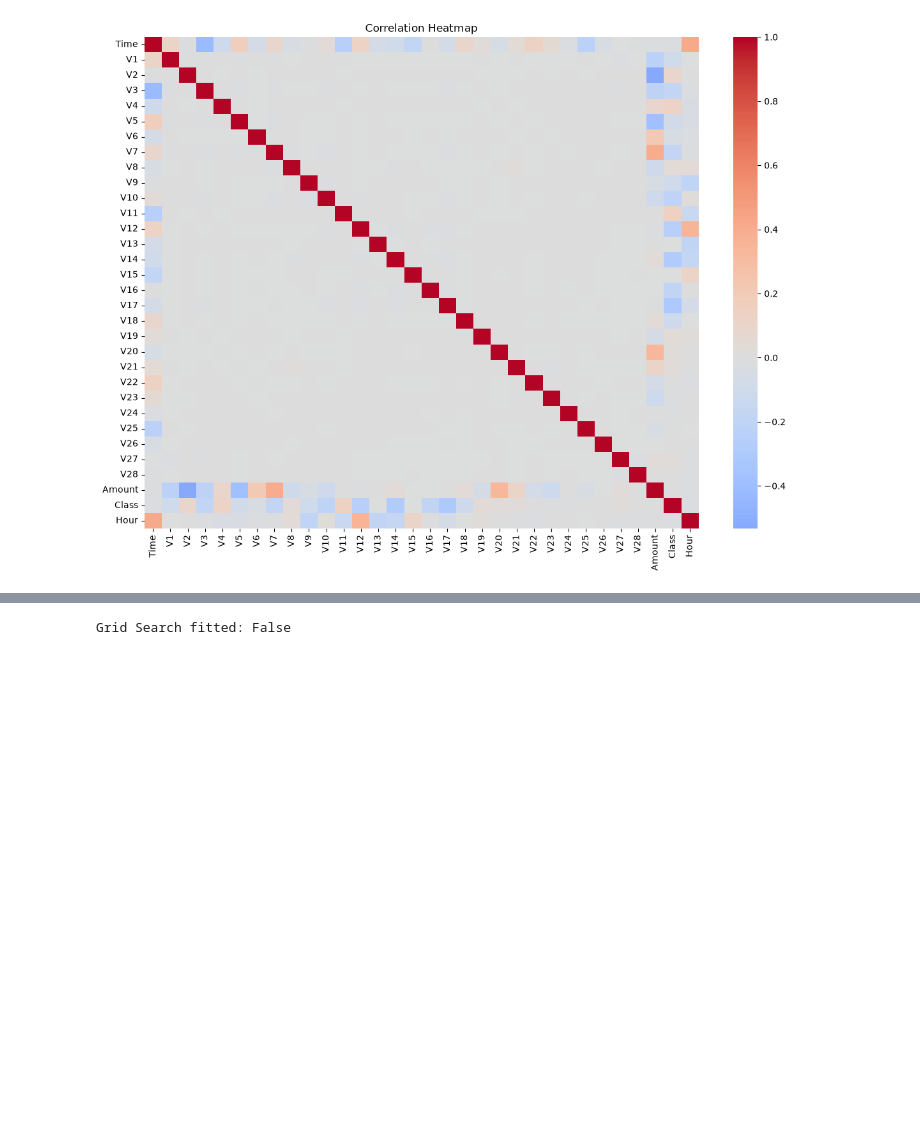
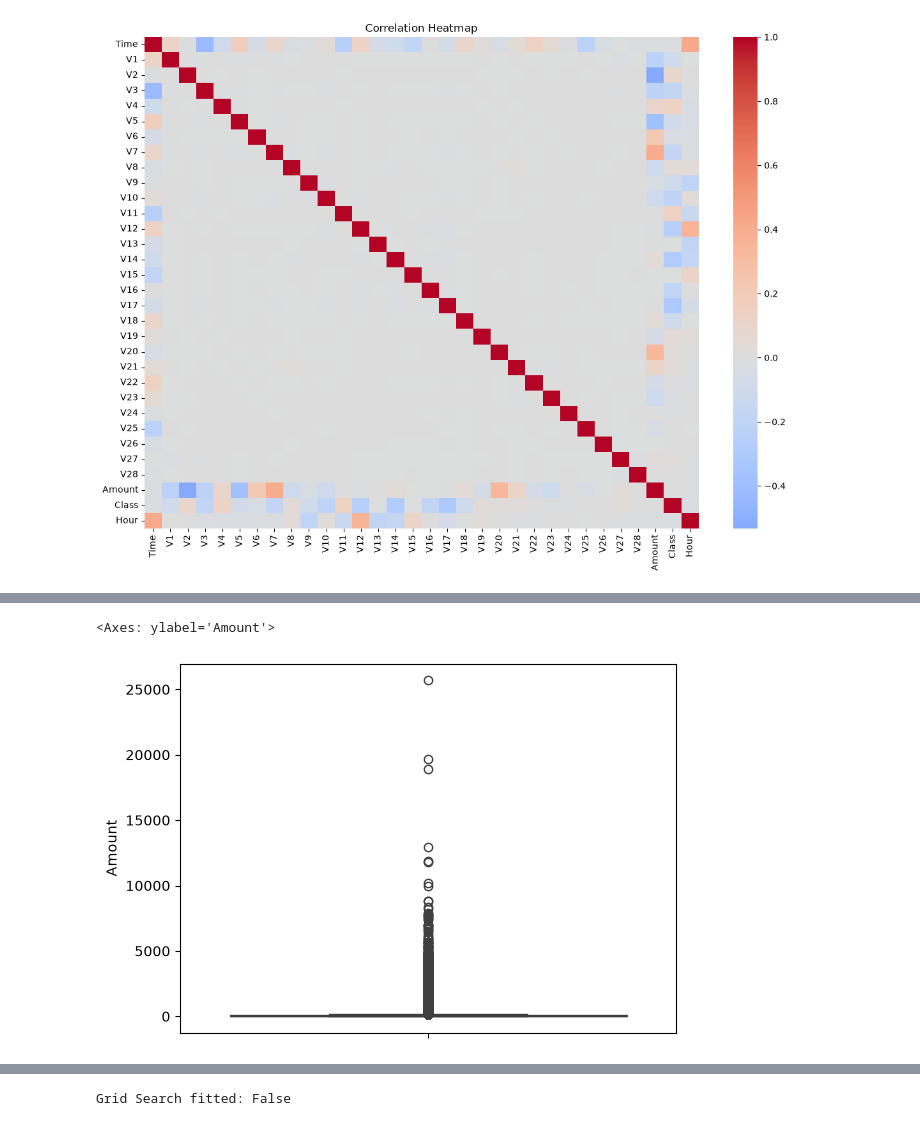
Before and after one commit to poornimmadevi-369555/CapStone_Project, a Jupyter notebook: Project.PD.ipynb, the cells around one changed output, grey strips where cells are left out. Drawn from its saved outputs; the diff is of its cells as text; code cells hidden in the pictures; blank space fills up the shorter version.

```diff
--- a/Project.PD.ipynb
+++ b/Project.PD.ipynb
@@ -152,0 +167,5 @@ plt.show()
+# %%
+sns.boxplot(y=df['Amount'])
+# %% [output]
+<Axes: ylabel='Amount'>
+[figure, added]
```
Also changed, not shown: parts of 16 cells of this notebook.
